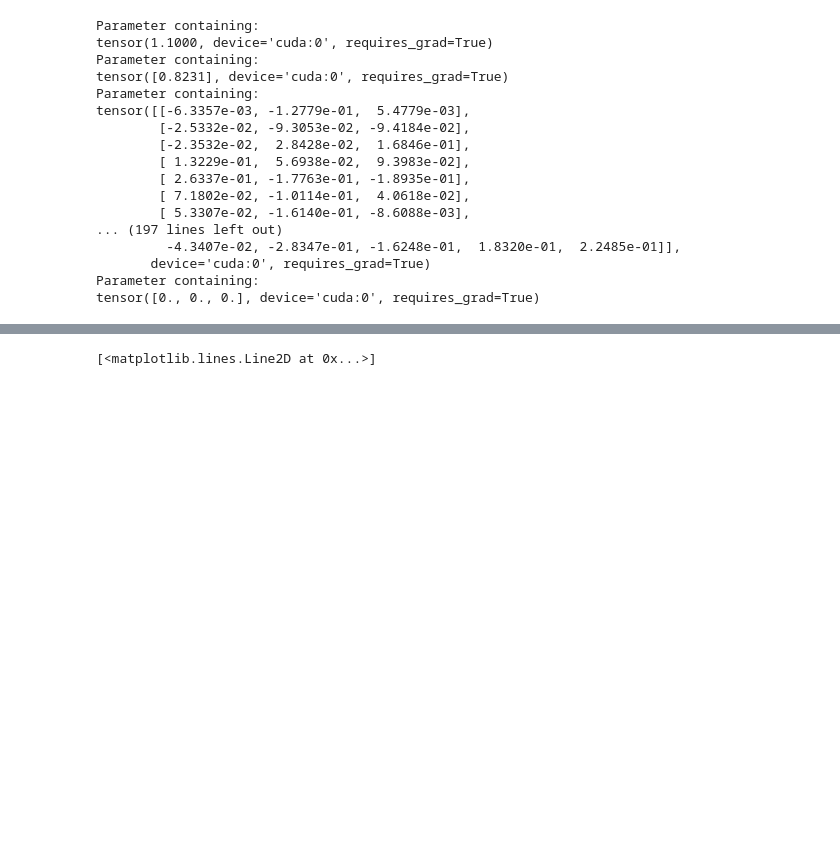
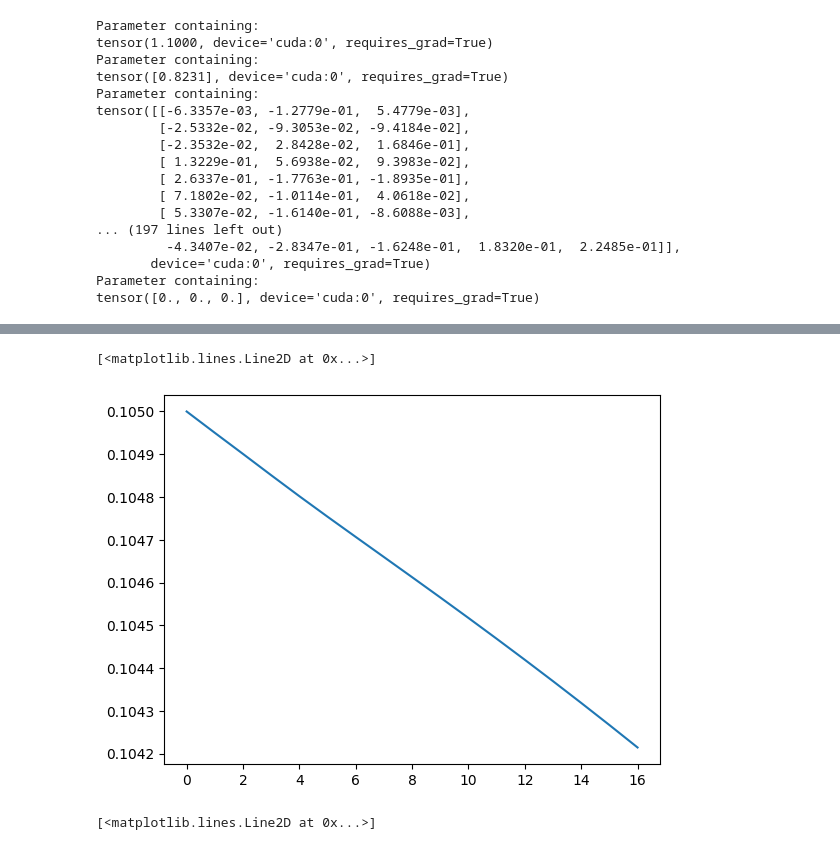
Before and after one commit to ArturoSirvent/DeepElasticity, a Jupyter notebook: notebooks/001-LinealElasticity/004-Test_creation_src.ipynb, the cells around one changed output, grey strips where cells are left out. Saved outputs shown, nothing was run; the diff lists cells and outputs as text; code cells hidden in the pictures; blank space fills up the shorter version.

```diff
--- a/notebooks/001-LinealElasticity/004-Test_creation_src.ipynb
+++ b/notebooks/001-LinealElasticity/004-Test_creation_src.ipynb
@@ -15,6 +15,6 @@ BASE_DIR=os.path.abspath("../../")
 # %%
 import sys
 sys.path.append(BASE_DIR)
-DATA_DIR="/home/arturo/Documents/programacion_stuff/DeepElasticity/data/001-LinearElasticity"
+DATA_DIR="/home/arturosf/Documentos/repos/DeepElasticity/data/001-LinearElasticity"
 # %%
 from src.utils.data import Data
@@ -23,7 +25,7 @@ from src.train import Trainer
 import torch
 import matplotlib.pyplot as plt
 # %%
-data=Data("MULTIPLE_E_VALUES_NEW",10,E="0.005",base_dir=DATA_DIR)
+data=Data("MULTIPLE_E_VALUES",10,E="0.005",base_dir=DATA_DIR)
 # %%
 data.load_data()
 # %%
@@ -66,10 +68,10 @@ tensor([0., 0., 0.], device='cuda:0', requires_grad=True)
 #     opt.zero_grad()
 # %%
 init_values={"nu":.4,"alpha":1.1,"E_ref":0.05}
-pinn=PINN([3,80,80,80,80,80,80,3],init_values,loss_weights_init={"data":None,"PDE":None,"BC":None})
+pinn=PINN([3,80,80,80,80,80,80,3],init_values,loss_weights_init={"data":1,"PDE":1,"BC":1})
 step_dict = {
     "step_1": {"optim": torch.optim.Adam(pinn.parameters(), lr=1e-3),
-               "epochs": 17000}
+               "epochs": 17}
     }
 # %%
 trainer=Trainer(step_dict)
@@ -80,3 +99,8 @@ TypeError: cannot assign 'torch.cuda.FloatTensor' as parameter 'w_data' (torch.n
+# %%
+plt.plot(pinn.params_history["E"])
+# %% [output]
+[<matplotlib.lines.Line2D at 0x...>]
+[figure, added]
 # %%
 plt.plot(pinn.params_history["w_PDE"])
 plt.plot(pinn.params_history["w_data"])
```
Also changed, not shown: parts of 8 cells of this notebook, 24 other files.
